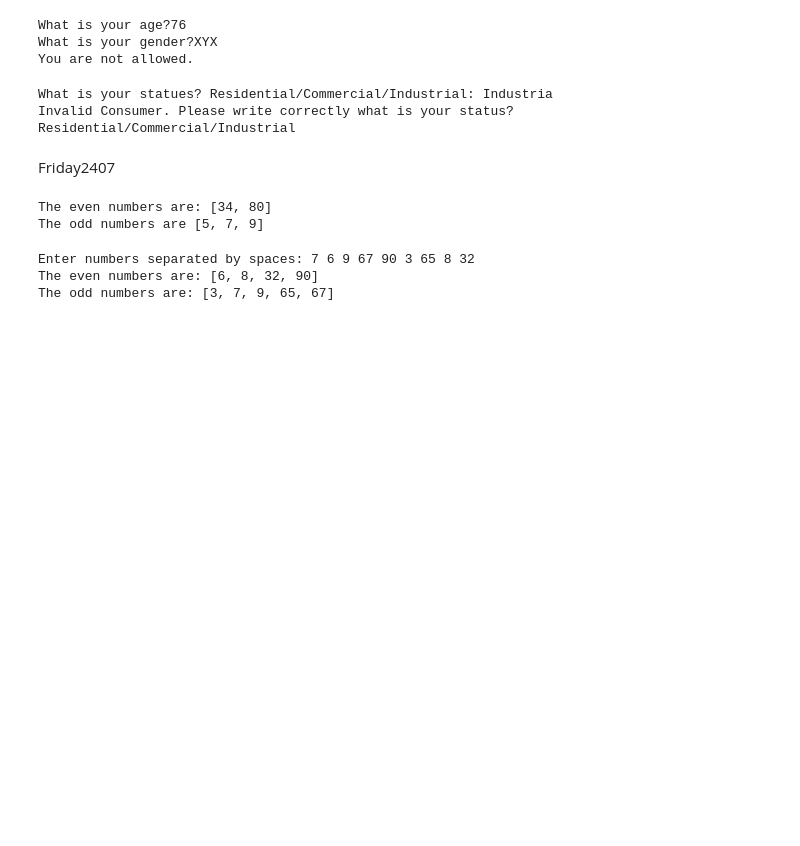
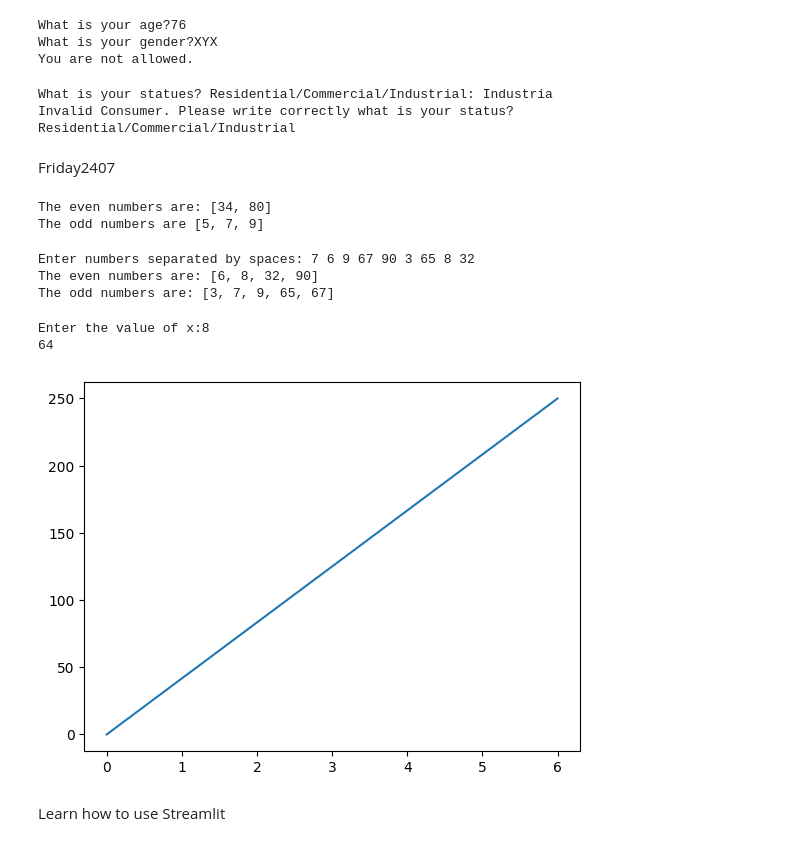
Before and after one commit to dindu26/SRU_Python, a Jupyter notebook: Lecture_1.ipynb, the cells around one changed output. Drawn from its saved outputs; the diff is of its cells as text; code cells hidden in the pictures; blank space fills up the shorter version.

```diff
--- a/Lecture_1.ipynb
+++ b/Lecture_1.ipynb
@@ -231,3 +231,12 @@ print("The odd numbers are:", oddlist)
 Enter numbers separated by spaces: 7 6 9 67 90 3 65 8 32
 The even numbers are: [6, 8, 32, 90]
 The odd numbers are: [3, 7, 9, 65, 67]
+# %%
+def func(xx) :
+  return xx**2
+valueofxx = input("Enter the value of x:")
+xx = int(valueofxx)
+print(func(xx))
+# %% [output]
+Enter the value of x:8
+64
@@ -233,0 +247,13 @@ The odd numbers are: [3, 7, 9, 65, 67]
+# %%
+import matplotlib.pyplot as plt
+import numpy as np
+
+xpoints = np.array([0, 6])
+ypoints = np.array([0, 250])
+
+plt.plot(xpoints, ypoints)
+plt.show()
+# %% [output]
+[figure, added]
+# %% [markdown]
+Learn how to use Streamlit
```
Also changed, not shown: parts of 2 cells of this notebook.
